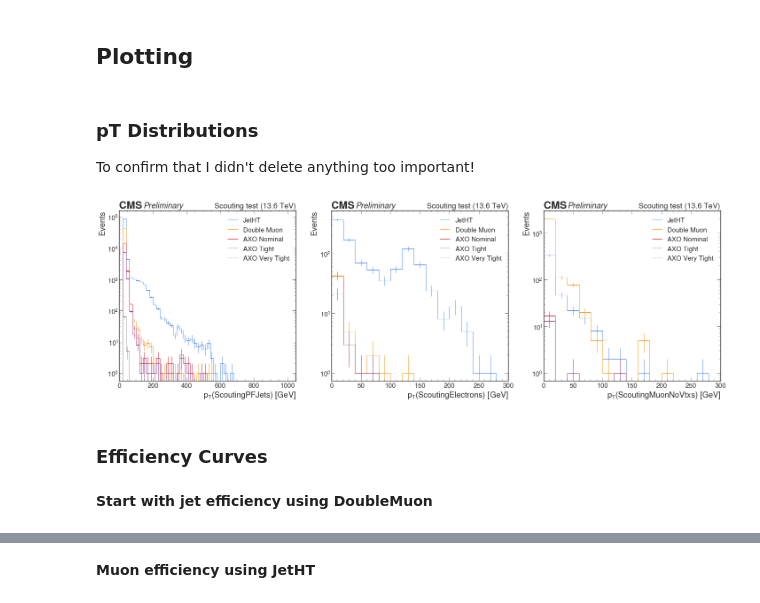
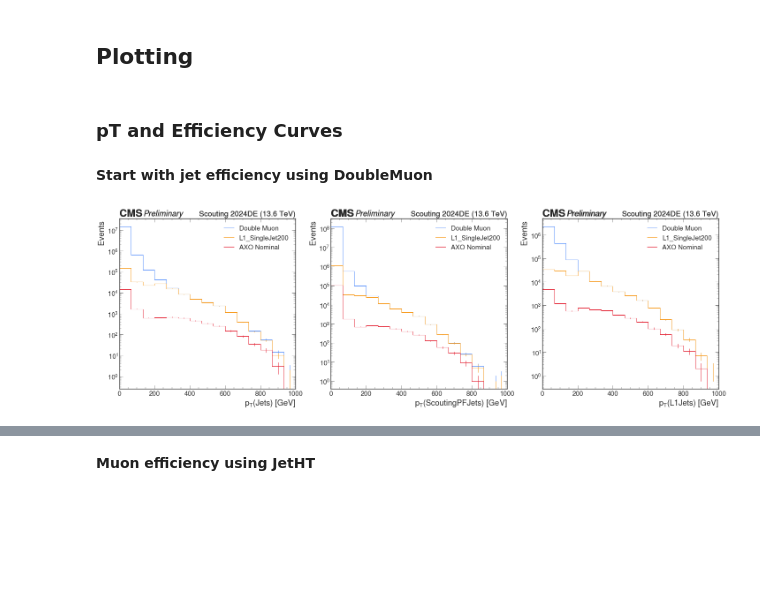
Before and after one commit to ellisonscheuller/coffea_casa, a Jupyter notebook: AXO_Efficiency.ipynb, the cells around one changed output, grey strips where cells are left out. Cells and saved outputs as stored; diff of their text form; code cells hidden in the pictures; blank space fills up the shorter version.

```diff
--- a/AXO_Efficiency.ipynb
+++ b/AXO_Efficiency.ipynb
@@ -414,34 +463,47 @@ hist_result = hist_result[0]
 # %% [markdown]
 ## Plotting
-# %% [markdown]
-### pT Distributions
-To confirm that I didn't delete anything too important!
-# %%
-norm = False
-#l1_objects = ['L1Jet', 'L1EG','L1Mu']
-scouting_objects = ['ScoutingPFJet', 'ScoutingElectron', 'ScoutingMuonNoVtx']
-
-# Pt
-get_name = lambda s, suf=None: f'pt_{obj}_{suf}' if suf else f'pt_{obj}'
-fig, ax = plt.subplots(1, 3, figsize=(35, 10))
-xrange = [(0,1050), (0,300), (0,300)]
-#for i, obj in enumerate(l1_objects):
-for i, obj in enumerate(scouting_objects):
-    for trigger in triggers:
-        draw_hist1d(getHist(hist_result, histpath+[get_name(obj,trigger)]), ax[i], label=trigger_names[trigger], rebin=2, norm=norm)
-
-    hep.cms.label('Preliminary', ax=ax[i], data=True, lumi=None, year=histpath[0].rstrip('_wScores').replace('_', ' '), com=13.6)
-    ax[i].set_xlim(*xrange[i])
-    ax[i].set_xlabel(f'$p_{{T}}({obj+"s"})$ [GeV]', loc='right')
-    ax[i].set_ylabel(f'Events{" [A.U.]" if norm else ""}', loc='top')
-    ax[i].set_yscale('log')
-    ymin, ymax = ax[i].get_ylim()
-    ax[i].set_ylim((ymin,ymax*1))
-    ax[i].legend(loc='upper right')
-# %% [output]
-[figure, removed]
 # %% [markdown]
-### Efficiency Curves
+### pT and Efficiency Curves
 # %% [markdown]
 **Start with jet efficiency using DoubleMuon**
+# %%
+# Plotting the histograms against pT
+jet_eff = [v for k, v in efficiency_triggers.items() if k.startswith('Jet')]
+jet_eff = jet_eff[0]
+
+norm = False
+objects = ['Jet','ScoutingPFJet','L1Jet']
+ortho_trig = jet_eff[0]
+int_trigs = jet_eff[1:]
+
+get_ortho_name = lambda s, suf=None: f'ortho_pt_{obj}_{suf}' if suf else f'ortho_pt_{obj}'
+get_int_name = lambda s, suf=None: f'int_pt_{obj}_{suf}' if suf else f'int_pt_{obj}'
+
+fig, ax = plt.subplots(1, 3, figsize=(35, 10))
+xrange = [(0,1000), (0,1000),(0,1000)]
+
+for i, obj in enumerate(objects):
+    ortho_hist = getHist(hist_result, histpath+[get_ortho_name(obj,ortho_trig)])
+    draw_hist1d(ortho_hist, ax[i], label=efficiency_trigger_names[ortho_trig], rebin=20, norm=norm)
+
+    for int_trig in int_trigs:
+        int_hist = getHist(hist_result, histpath+[get_int_name(obj,int_trig)])
+
+        if int_hist.size > 0:
+            draw_hist1d(int_hist, ax[i], label=efficiency_trigger_names[int_trig], rebin=20, norm=norm)
+
+            hep.cms.label('Preliminary', ax=ax[i], data=True, lumi=None, year="Scouting 2024DE".rstrip('_wScores').replace('_', ' '), com=13.6)
+            ax[i].set_xlim(*xrange[i])
+            ax[i].set_xlabel(f'$p_{{T}}({obj+"s"})$ [GeV]', loc='right')
+            ax[i].set_ylabel(f'Events {" [A.U.]" if norm else ""}', loc='top')
+            # ymin, ymax = ax[i].get_ylim()
+            # ax[i].set_ylim((ymin,ymax*1))
+            ax[i].legend(loc='upper right')
+            ax[i].set_yscale('log')
+
+        else:
+            print(f"Skipped {obj} plot for {int_trig} due to empty histogram")
+            continue
+# %% [output]
+[figure, added]
 # %%
```
Also changed, not shown: parts of 14 cells of this notebook.
